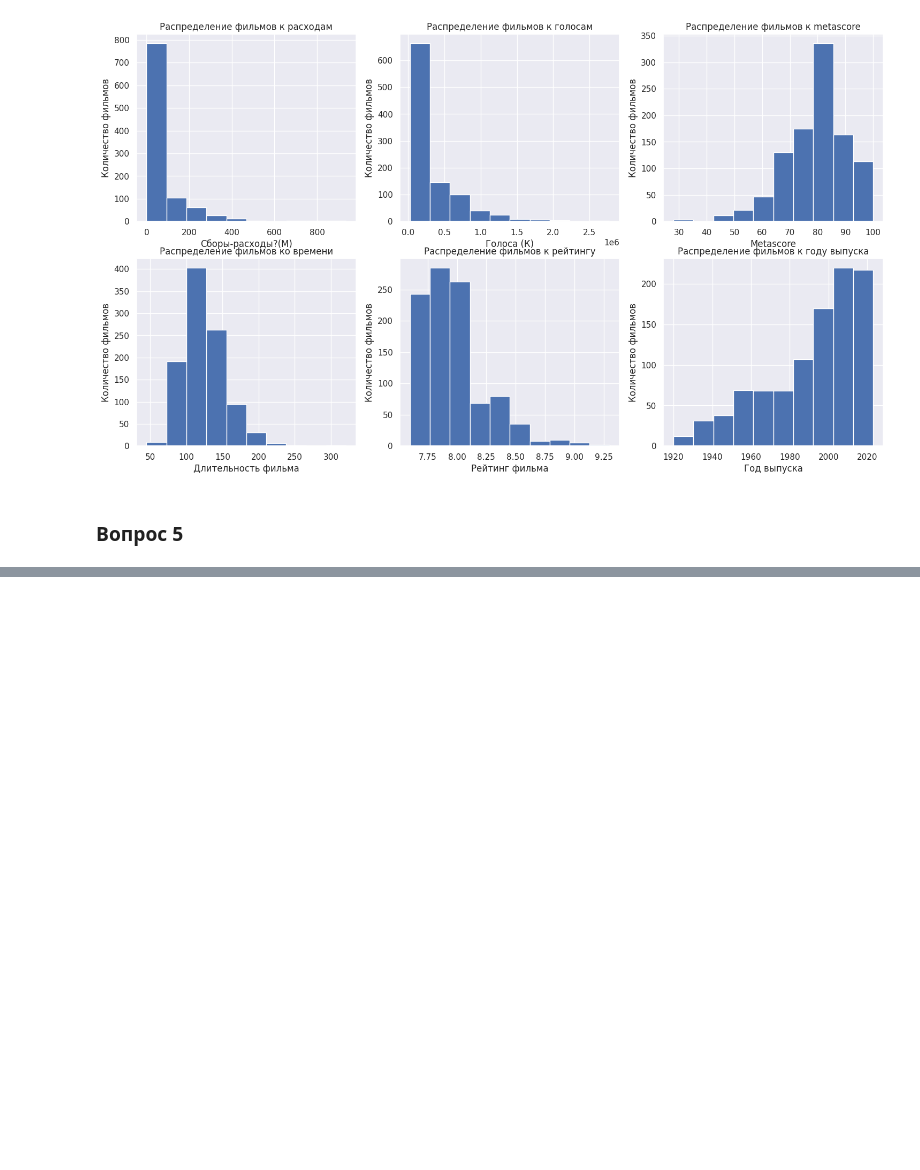
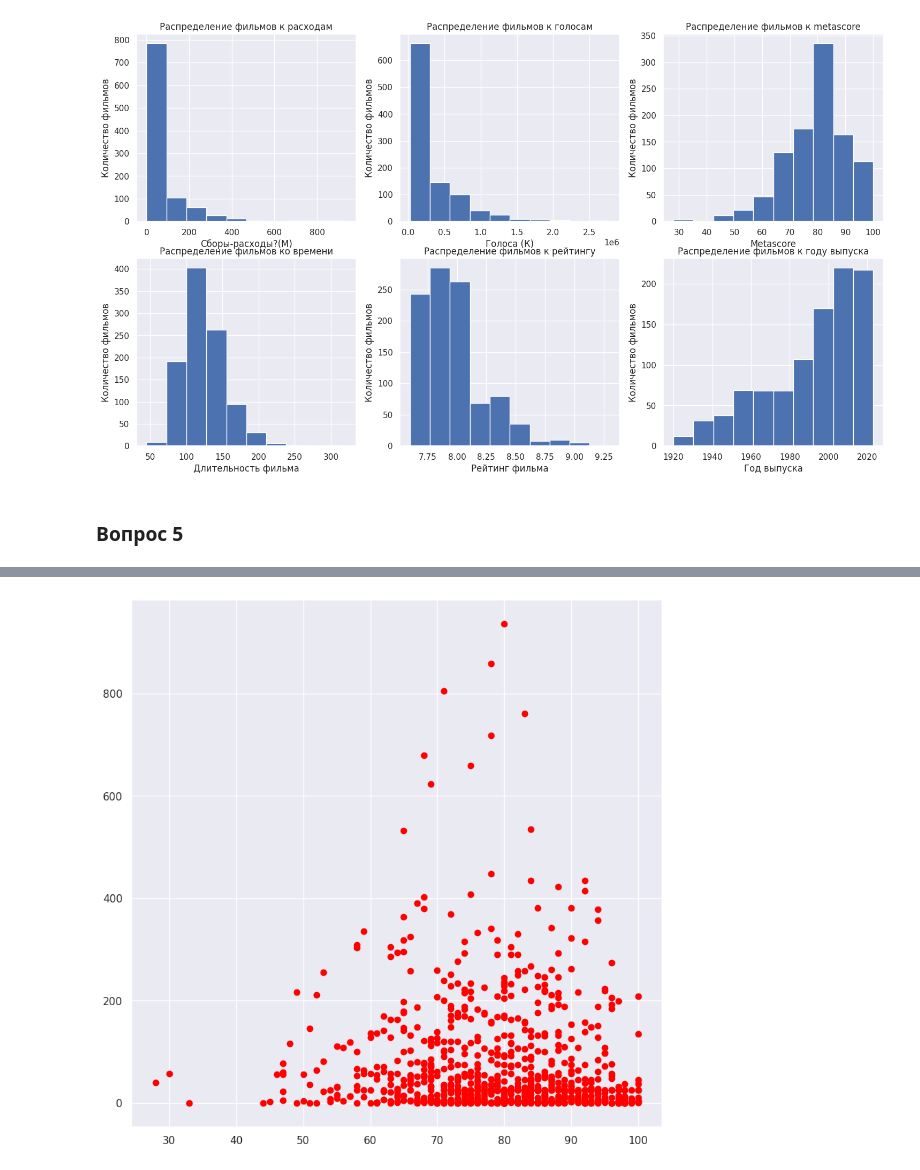
Before and after one commit to zyf2021/freeCodeCamp, a Jupyter notebook: Top_1000_IMDb_movies_New_version.ipynb, the cells around one changed output, grey strips where cells are left out. Drawn from its saved outputs; the diff is of its cells as text; code cells hidden in the pictures; blank space fills up the shorter version.

```diff
--- a/Top_1000_IMDb_movies_New_version.ipynb
+++ b/Top_1000_IMDb_movies_New_version.ipynb
@@ -415,0 +424,8 @@ plt.show()
+# %%
+fig, ax = plt.subplots()
+ax.scatter(x = df['Metascore of movie'] ,y = df['Gross(M)'], c = 'red')
+fig.set_figheight(10)
+fig.set_figwidth(10)
+plt.show()
+# %% [output]
+[figure, added]
```
Also changed, not shown: parts of 2 cells of this notebook.
